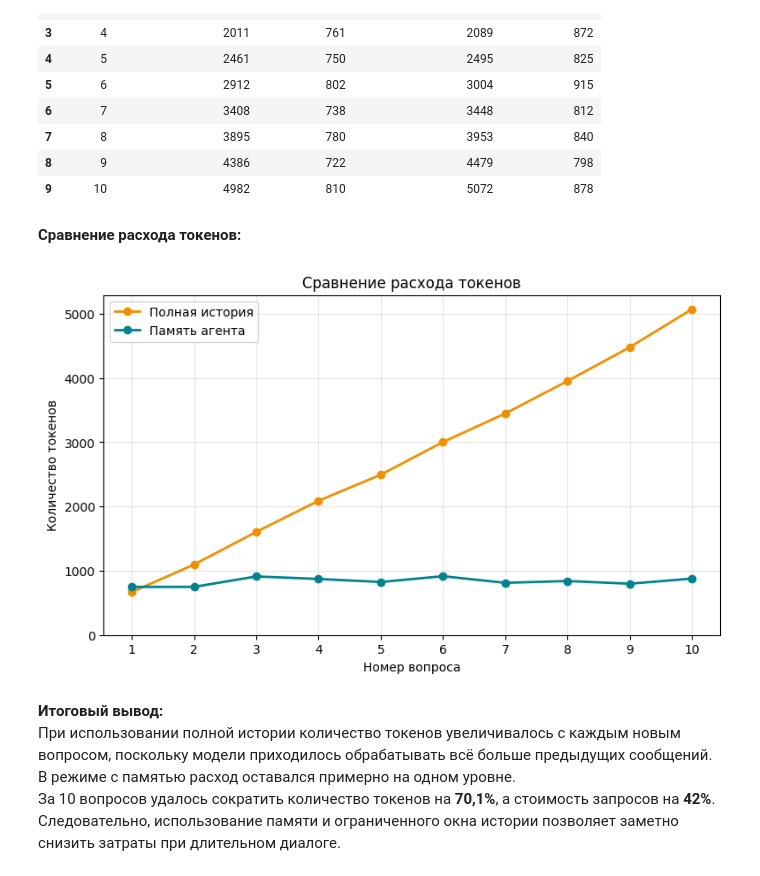
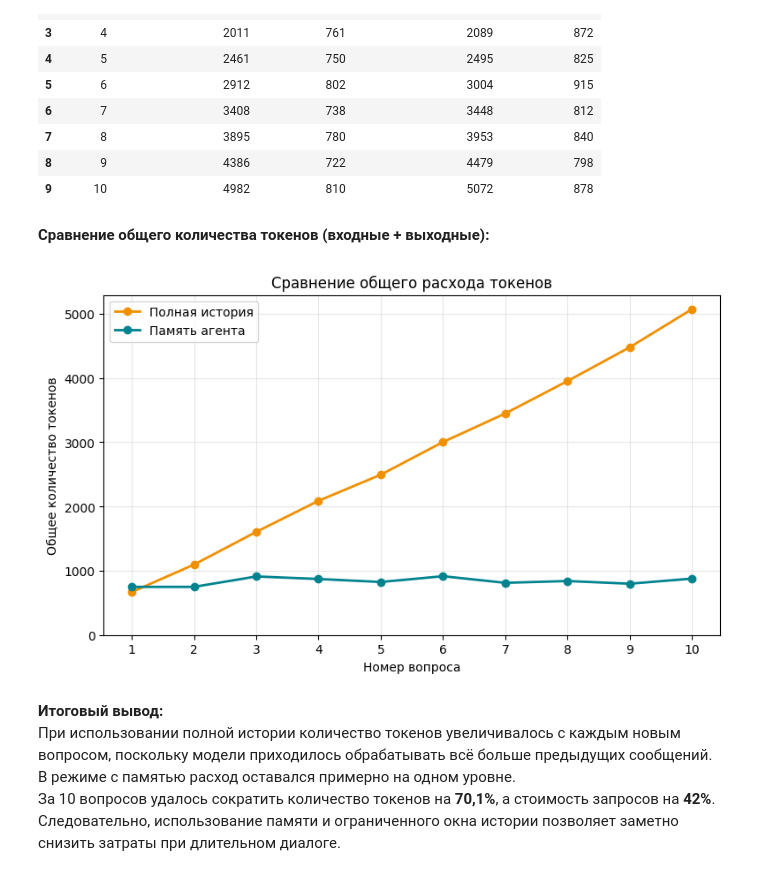
Before and after one commit to dshkkp/llm-rag-homework-02, a Jupyter notebook: homework02.ipynb, the cells around one changed output. Drawn from its saved outputs; the diff is of its cells as text; code cells hidden in the pictures.

```diff
--- a/homework02.ipynb
+++ b/homework02.ipynb
@@ -1197,25 +1474,25 @@ token_table
 | 8 | 9 | 4386 | 722 | 4479 | 798 |
 | 9 | 10 | 4982 | 810 | 5072 | 878 |
 # %% [markdown]
-**Сравнение расхода токенов:**
+**Сравнение общего количества токенов (входные + выходные):**
 # %%
 fig, ax = plt.subplots(figsize=(9, 5))
 
 ax.plot( token_table["Вопрос"], token_table["Полная история (всего)"], marker="o", linewidth=2, color=COLORS["amber"], label="Полная история")
 ax.plot( token_table["Вопрос"], token_table["Память (всего)"], marker="o", linewidth=2, color=COLORS["teal"], label="Память агента")
 ax.set_xlabel("Номер вопроса")
-ax.set_ylabel("Количество токенов")
-ax.set_title("Сравнение расхода токенов")
+ax.set_ylabel("Общее количество токенов")
+ax.set_title("Сравнение общего расхода токенов")
 ax.set_xticks(range(1, 11))
 ax.set_ylim(bottom=0)
 ax.legend()
 ax.grid(alpha=0.3)
 
 fig.savefig("img/memory_tokens.png", dpi=150, bbox_inches="tight")
 
 plt.show()
 # %% [output]
-[figure, old version]
+[figure, new version]
 # %% [markdown]
 **Итоговый вывод:**
 При использовании полной истории количество токенов увеличивалось с каждым новым вопросом, поскольку модели приходилось обрабатывать всё больше предыдущих сообщений.
```
Also changed, not shown: parts of 23 cells of this notebook, 12 other files.
